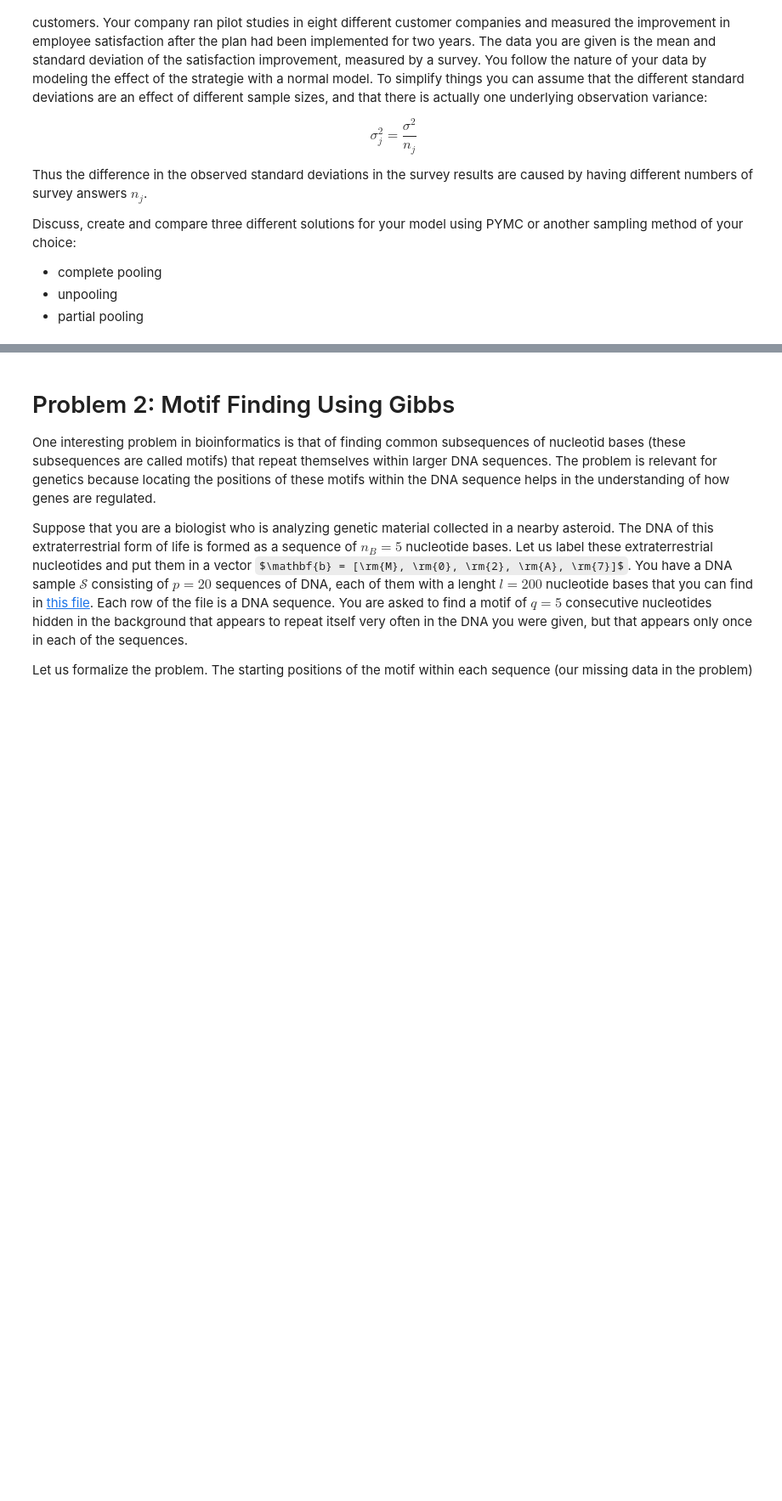
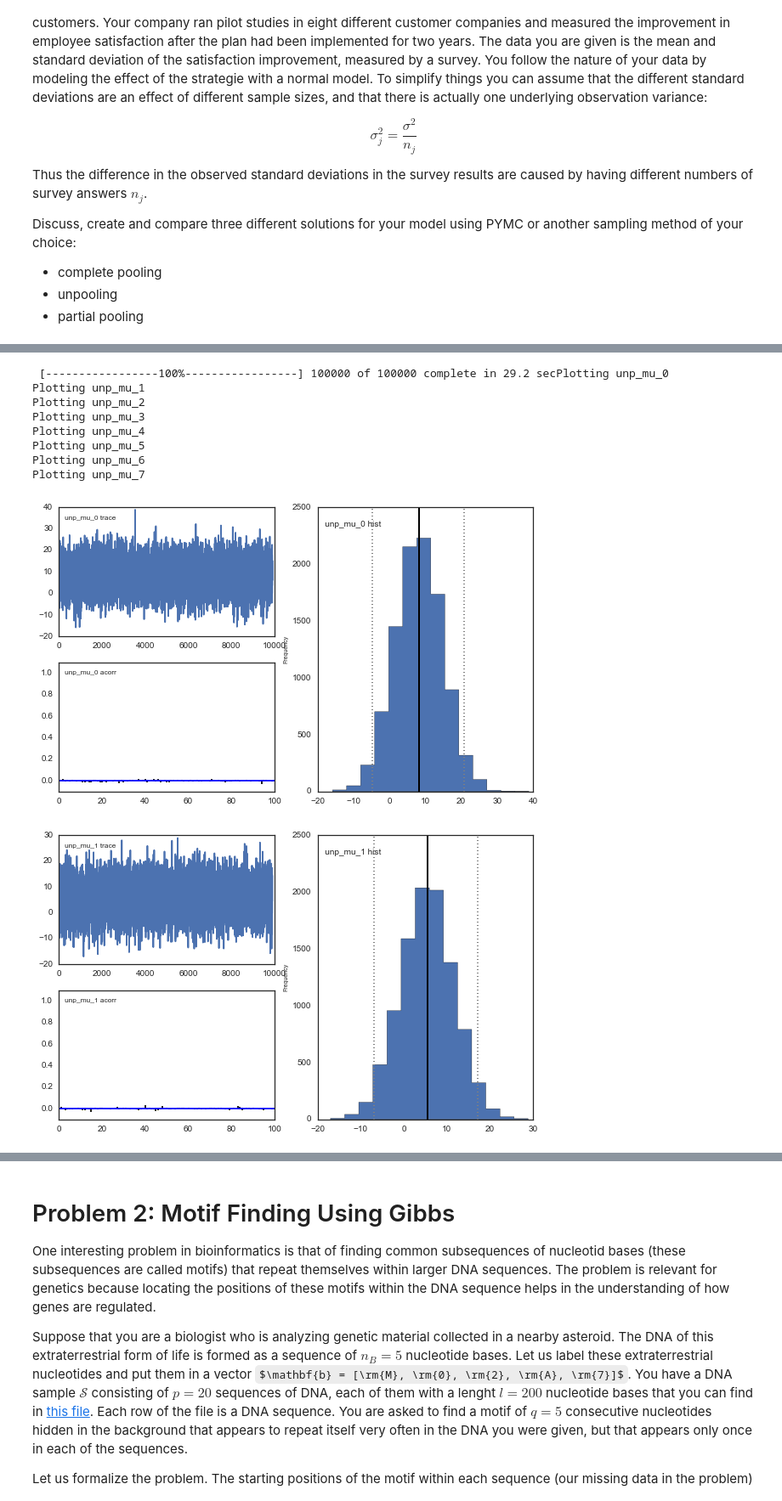
Before and after one commit to xdai1091/2016, a Jupyter notebook: Homework/AM207_Xingchi_Dai_HW3.ipynb, the cells around one changed output, grey strips where cells are left out. Shown: that part at 85% size. Saved outputs shown, nothing was run; the diff lists cells and outputs as text; code cells hidden in the pictures; some formulas as TeX source; blank space fills up the shorter version.

```diff
--- a/Homework/AM207_Xingchi_Dai_HW3.ipynb
+++ b/Homework/AM207_Xingchi_Dai_HW3.ipynb
@@ -64,0 +137,33 @@ data_std = data[:,1]
+# %%
+# This is Partial Pooling
+
+# We have eight companies
+N = 8
+# all of means should come from different situation
+# unpolling mu comes from different normal distribution
+unp_mu=pm.Container([pm.Normal("unp_mu_%i" % i,5, 0.02) for i in range(N)])
+
+#generate likelihood
+unp_likelihood = pm.Normal('likelihood', mu = unp_mu, tau=tau,
+                        value = data_means, observed=True)
+
+#create posterior model
+unp_model = pm.Model([unp_mu, unp_likelihood])
+unp_mc = pm.MCMC(unp_model)
+#generate sample from posterior
+unp_mc.sample(iter=100000, burn=1000, thin=10)
+
+#plot the trace
+for i in range(N):
+    pm.Matplot.plot(unp_mu[i])
+# %% [output]
+ [-----------------100%-----------------] 100000 of 100000 complete in 29.2 secPlotting unp_mu_0
+Plotting unp_mu_1
+Plotting unp_mu_2
+Plotting unp_mu_3
+Plotting unp_mu_4
+Plotting unp_mu_5
+Plotting unp_mu_6
+Plotting unp_mu_7
+[figure, added]
+[figure, added]
```
Also changed, not shown: parts of 43 cells of this notebook, 1 other file.
